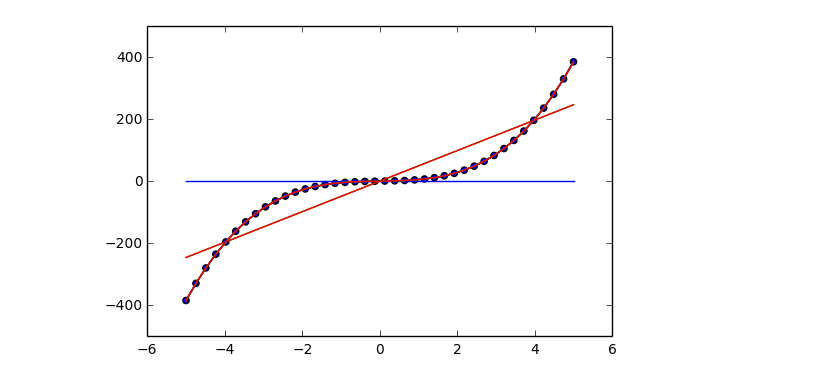
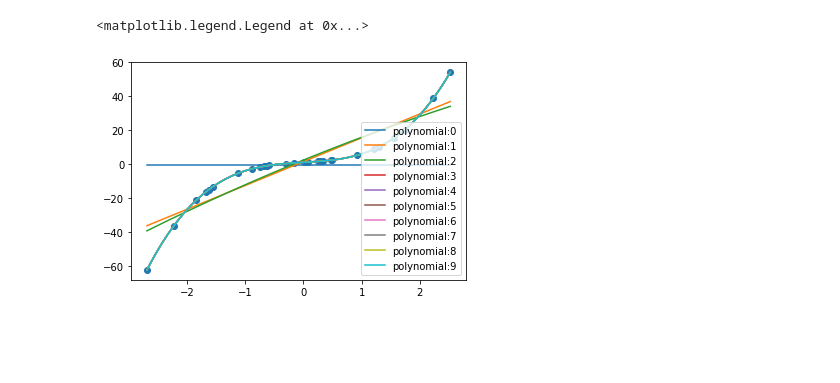
Before and after one commit to guanfuchen/statistics_model, a Jupyter notebook: polynomial/polynomial_custom.ipynb, the cells around one changed output. Cells and saved outputs as stored; diff of their text form; code cells hidden in the pictures; blank space fills up the shorter version.

```diff
--- a/polynomial/polynomial_custom.ipynb
+++ b/polynomial/polynomial_custom.ipynb
@@ -8,3 +9,4 @@ import matplotlib.pyplot as plt
 # %%
-# x = np.random.randn(30)
-x = np.linspace(-5, 5, 40)
+N = 30
+x = np.random.randn(N)
+# x = np.linspace(-5, 5, N)
@@ -47 +57,11 @@ y_pred = polynomial_model(x, w)
          3.00000000e+00]))
+# %%
+plt.scatter(x, y)
+# 用这种方式求解的多项式基本就是原阶数，高阶项系数为0
+M = 5
+x_show = np.linspace(min(x), max(x), 300)
+w = polynomial_fit(x, y, M)
+print('w:', w)
+y_show = polynomial_model(x_show, w)
+plt.plot(x_show, y_show, label='polynomial:'+str(M))
+plt.legend(loc='best')
@@ -48,8 +73,11 @@ y_pred = polynomial_model(x, w)
 # %%
 plt.scatter(x, y)
 for M in range(10):
+    x_show = np.linspace(min(x), max(x), 300)
     w = polynomial_fit(x, y, M)
-    y_pred = polynomial_model(x, w)
-    plt.plot(x, y_pred)
+    y_show = polynomial_model(x_show, w)
+    plt.plot(x_show, y_show, label='polynomial:'+str(M))
+plt.legend(loc='best')
 # %% [output]
+<matplotlib.legend.Legend at 0x...>
-[figure, old version]
+[figure, new version]
```
Also changed, not shown: parts of 8 cells of this notebook, 2 other files.
